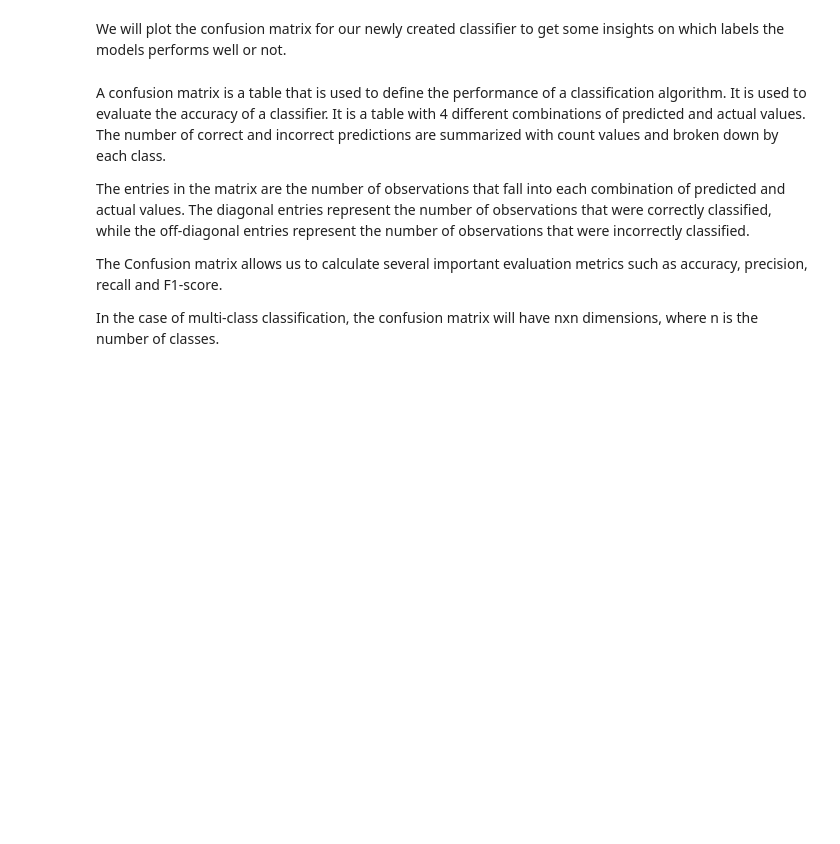
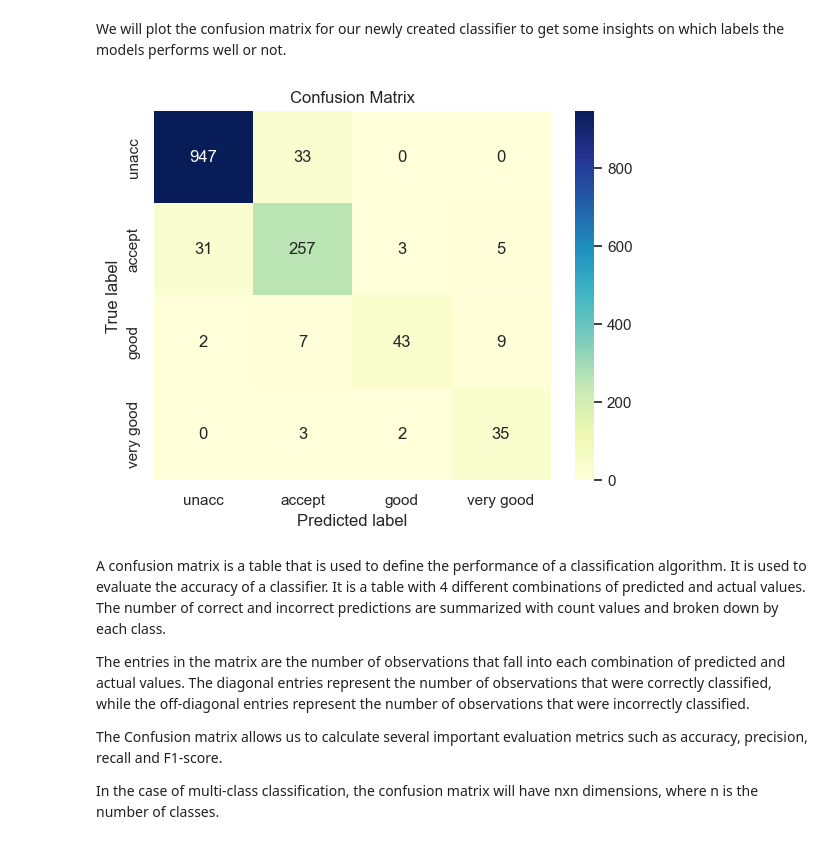
Before and after one commit to Dustfoxx/Machine_learning_project, a Jupyter notebook: Assignments/Practical/PracticalNotebook4.ipynb, the cells around one changed output. Drawn from its saved outputs; the diff is of its cells as text; code cells hidden in the pictures; blank space fills up the shorter version.

```diff
--- a/Assignments/Practical/PracticalNotebook4.ipynb
+++ b/Assignments/Practical/PracticalNotebook4.ipynb
@@ -334,5 +355,11 @@ We will use the Random Forest classifier you trained here to showcase how one ca
 # %%
 # YOUR CODE HERE
 
+trainx, testx, trainy, testy = train_test_split(feature_df, label_df, train_size=0.2, random_state=42)
+
+Forest = RandomForestClassifier(random_state=42, n_estimators=10)
+Forest.fit(trainx, trainy)
+acc = Forest.score(testx, testy)
+
 assert 0.9 <= acc <= 0.96, "The train/test split should be (20/80)"
 print(f"The model accuracy is: {c.BOLD}{acc:.2f}{c.END}")
@@ -363,11 +406,13 @@ From this we can conclude that both the feature `doors` and `lug_boot` does not
 
 We therefore try to create a new classifier with a dataset where we have removed one of those features, we can start by removing the `doors` feature, but feel free to remove the other feature or even both of them and see what happens to the performance.
 # %%
-X_train_new = X_train.drop(['doors'], axis=1)
-X_test_new = X_test.drop(['doors'], axis=1)
+from sklearn.metrics import accuracy_score
+
+X_train_new = trainx.drop(['doors'], axis=1)
+X_test_new = testx.drop(['doors'], axis=1)
 
 
-clf.fit(X_train_new, y_train)
-pred = clf.predict(X_test_new)
-acc = accuracy_score(y_test, pred)
+Forest.fit(X_train_new, trainy)
+pred = Forest.predict(X_test_new)
+acc = accuracy_score(testy, pred)
 print(f"The accuracy after dropping one of the feature is now: {c.BOLD}{acc:.2f}{c.END}")
@@ -378,20 +425,22 @@ We will plot the confusion matrix for our newly created classifier to get some i
 # %%
 # Import the necessary packages
 from matplotlib import pyplot as plt
 from sklearn.metrics import confusion_matrix
 import seaborn as sns
 
 car_condition = ['unacc', 'accept', 'good', 'very good'] # Labels of the target variable
 
-conf_matrix = confusion_matrix(pred, y_test); # Set to None to show the actual numbers
+conf_matrix = confusion_matrix(pred, testy); # Set to None to show the actual numbers
 
 # Display an aesthetic confusion matrix with colours:
 sns.set(font_scale = 1)
 sns.heatmap(conf_matrix, annot = True, cmap="YlGnBu", fmt = 'd', xticklabels = car_condition, yticklabels = car_condition)
 plt.xlabel('Predicted label')
 plt.ylabel('True label')
 plt.title('Confusion Matrix')
 plt.show()
+# %% [output]
+[figure, added]
 # %% [markdown]
 A confusion matrix is a table that is used to define the performance of a classification algorithm. It is used to evaluate the accuracy of a classifier. It is a table with 4 different combinations of predicted and actual values. The number of correct and incorrect predictions are summarized with count values and broken down by each class.
 
```
Also changed, not shown: parts of 11 cells of this notebook.
